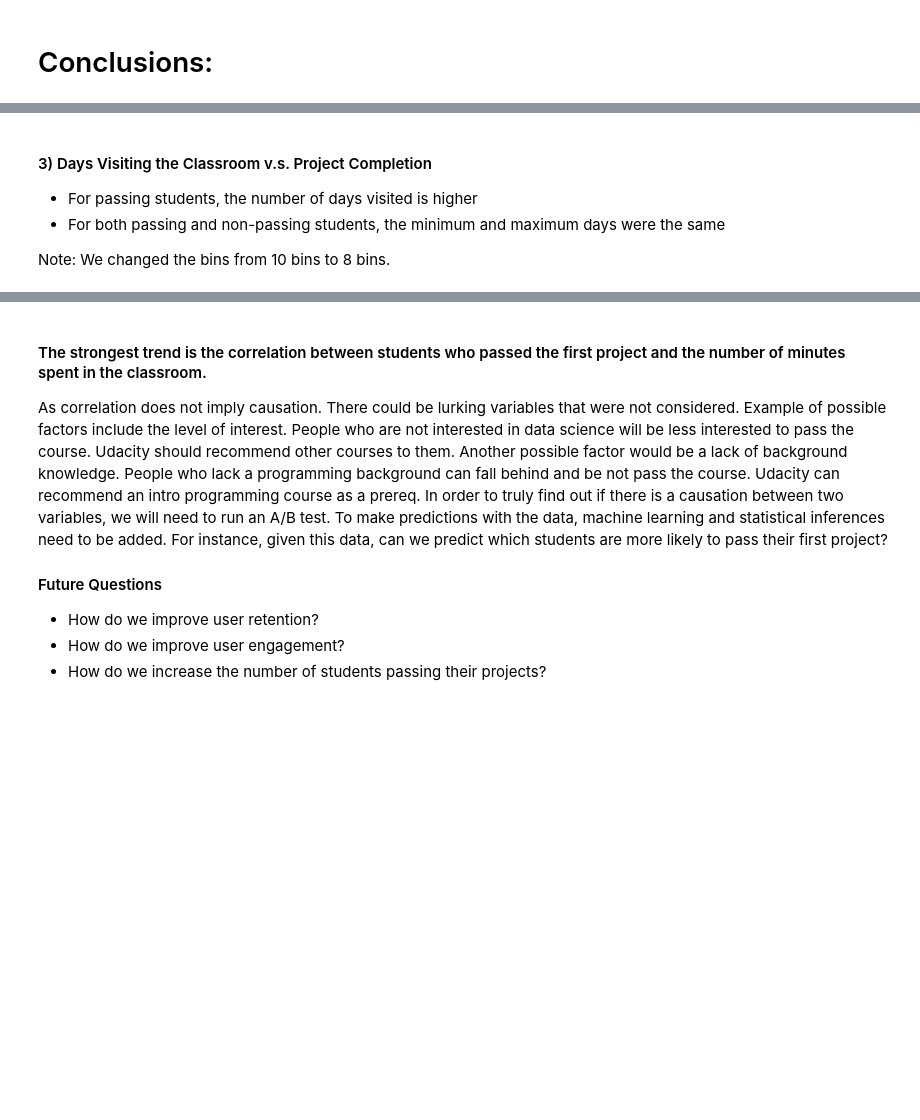
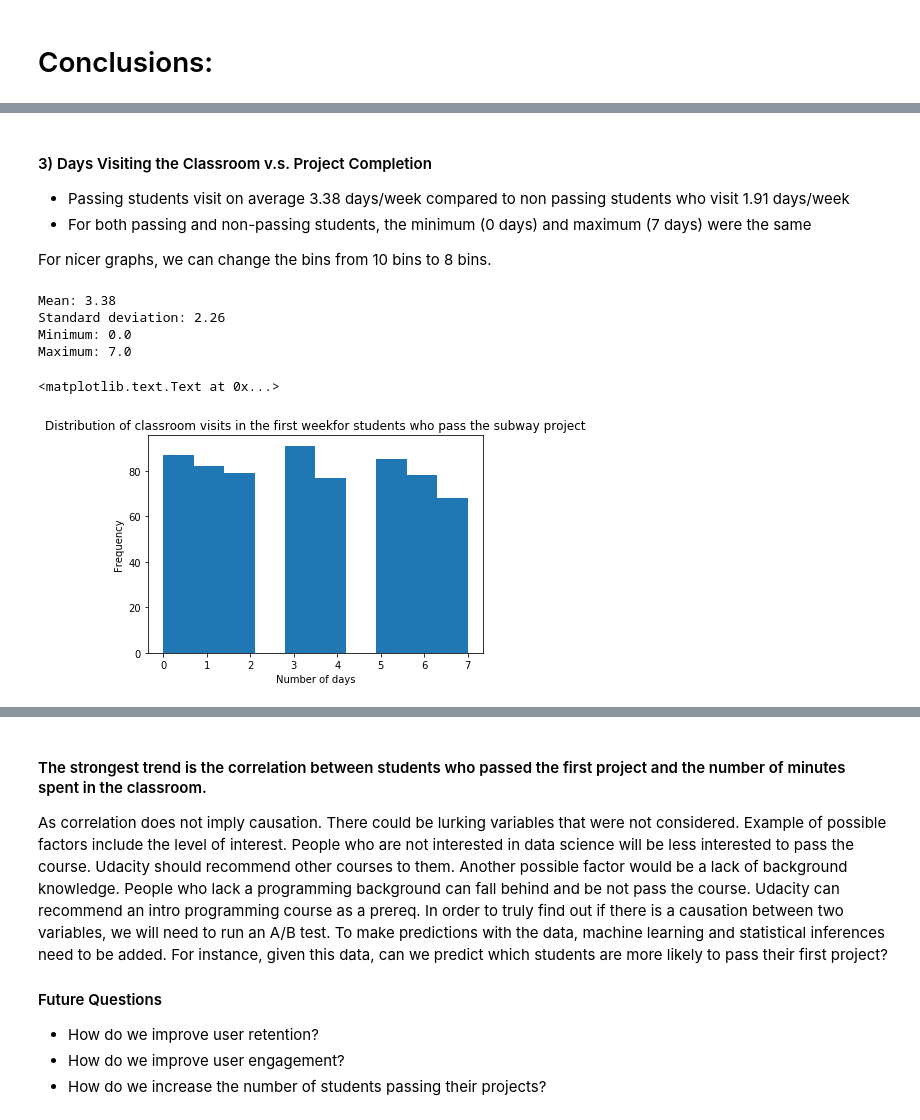
Before and after one commit to lucylow/udacity_student_engagement, a Jupyter notebook: student_engagement.ipynb, the cells around one changed output, grey strips where cells are left out. Cells and saved outputs as stored; diff of their text form; code cells hidden in the pictures; blank space fills up the shorter version.

```diff
--- a/student_engagement.ipynb
+++ b/student_engagement.ipynb
@@ -536,16 +609,26 @@ plt.title('Lessons completed for passing students ')
 # %% [markdown]
 #### 3) Days Visiting the Classroom v.s. Project Completion
 
-* For passing students, the number of days visited is higher
-* For both passing and non-passing students, the minimum and maximum days were the same
+* Passing students visit on average 3.38 days/week compared to non passing students who visit 1.91 days/week
+* For both passing and non-passing students, the minimum (0 days) and maximum (7 days) were the same
 
-Note: We changed the bins from 10 bins to 8 bins.
+For nicer graphs, we can change the bins from 10 bins to 8 bins.
 # %%
 # Number of days visiting the classroom per week for non-passing students
-plt.hist(passing_visits.values(), bins = 8)
+passing_visits = sum_grouped_items(passing_engagement_by_account, 'has_visited')
+passing_visits = sum_grouped_items(passing_engagement_by_account, 'has_visited')
+describe_data(passing_visits.values())
+#plt.hist(passing_visits.values(), bins = 8)
 plt.xlabel('Number of days')
 plt.ylabel('Frequency')
 plt.title('Distribution of classroom visits in the first week'+
          'for students who pass the subway project')
+# %% [output]
+Mean: 3.38
+Standard deviation: 2.26
+Minimum: 0.0
+Maximum: 7.0
+<matplotlib.text.Text at 0x...>
+[figure, added]
 # %%
 # Number of days visiting the classroom per week for passing students
```
Also changed, not shown: parts of 17 cells of this notebook.
